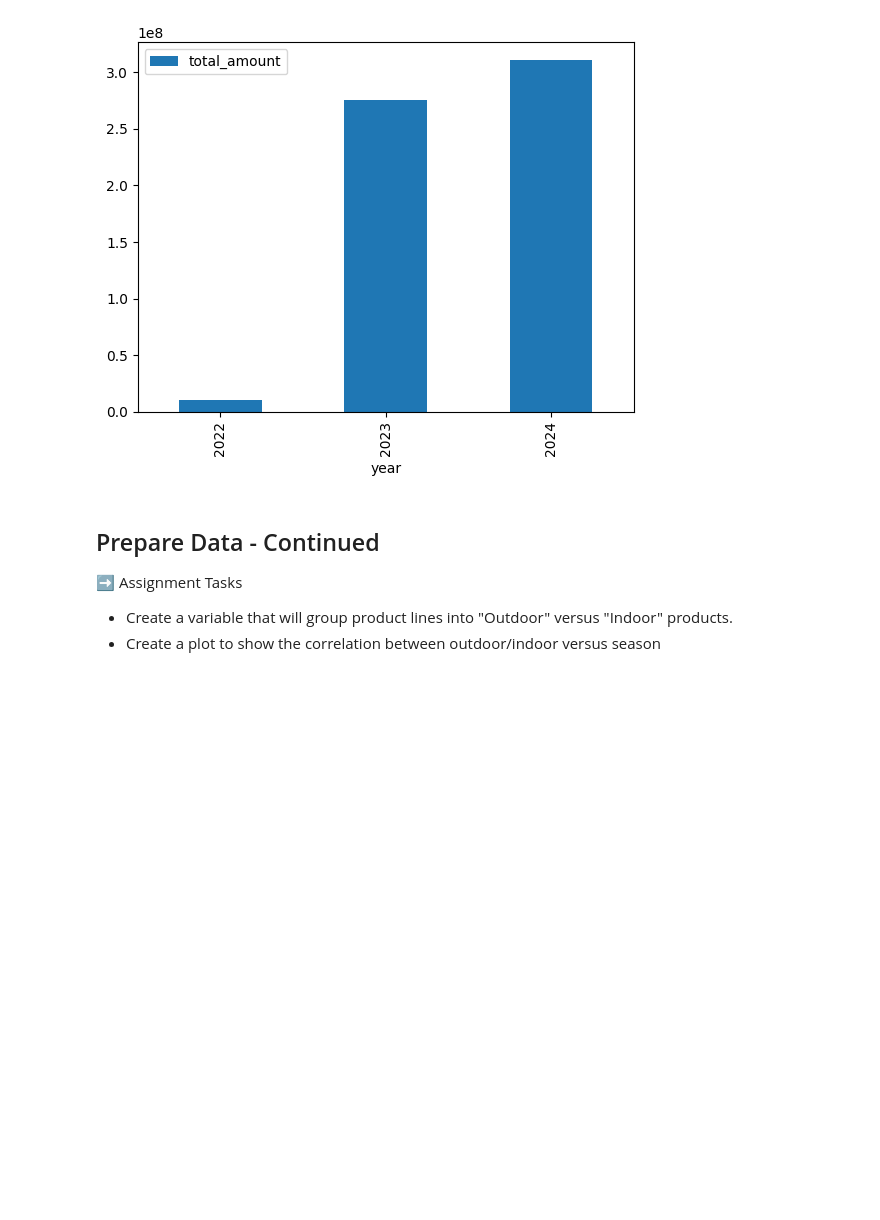
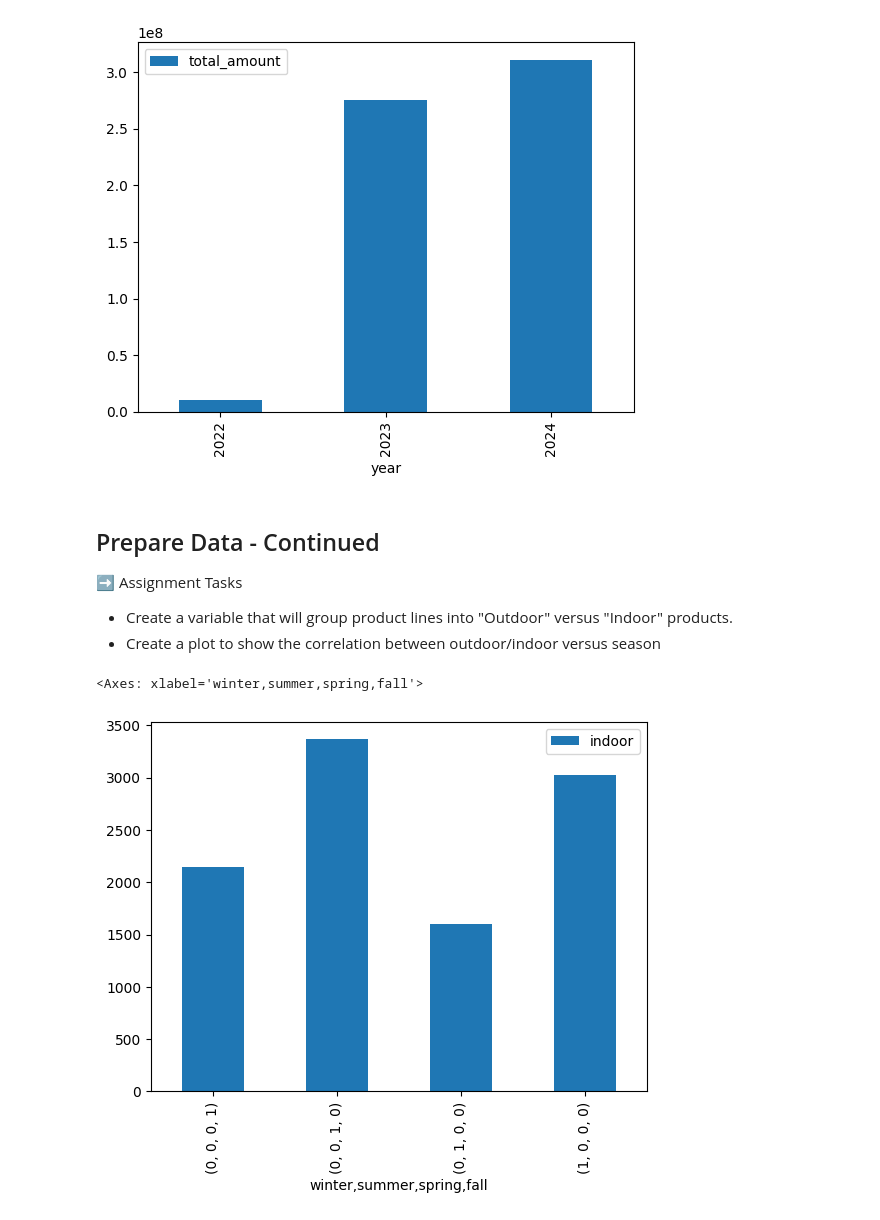
Before and after one commit to BBloxham1/is4487, a Jupyter notebook: Labs/Scripts/lab7_retailer_eda2.ipynb, the cells around one changed output. Drawn from its saved outputs; the diff is of its cells as text; code cells hidden in the pictures; blank space fills up the shorter version.

```diff
--- a/Labs/Scripts/lab7_retailer_eda2.ipynb
+++ b/Labs/Scripts/lab7_retailer_eda2.ipynb
@@ -155,0 +154,11 @@ df_clean[['total_amount', 'year']].groupby(['year']).sum().plot.bar()
+# %%
+#indoor/outdoor variable
+df_clean['product_line'].value_counts()
+df_clean['indoor'] = 0;
+df_clean.loc[(df_clean['product_line'] == 'Bikes') | (df_clean['product_line'] == 'Cameras'), 'indoor'] = 1
+product_by_season = df_clean[['indoor', 'winter', 'summer', 'spring', 'fall']].groupby(['winter', 'summer', 'spring', 'fall']).sum()
+
+product_by_season.plot.bar()
+# %% [output]
+<Axes: xlabel='winter,summer,spring,fall'>
+[figure, added]
```
Also changed, not shown: parts of 1 cell of this notebook.
